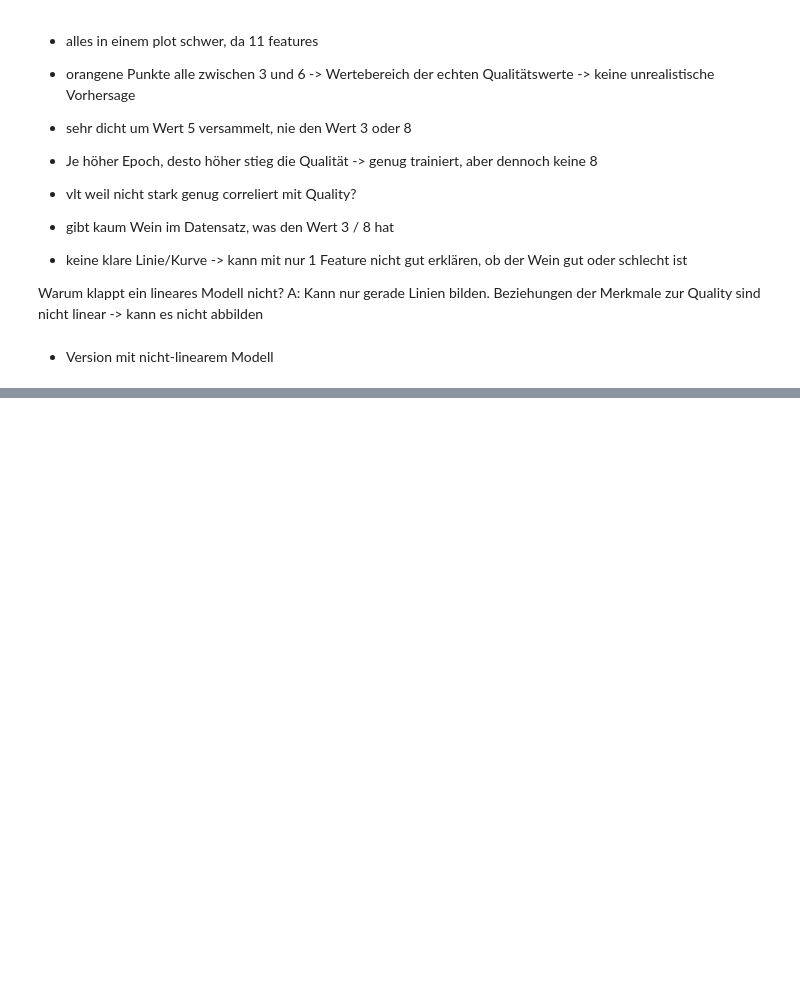
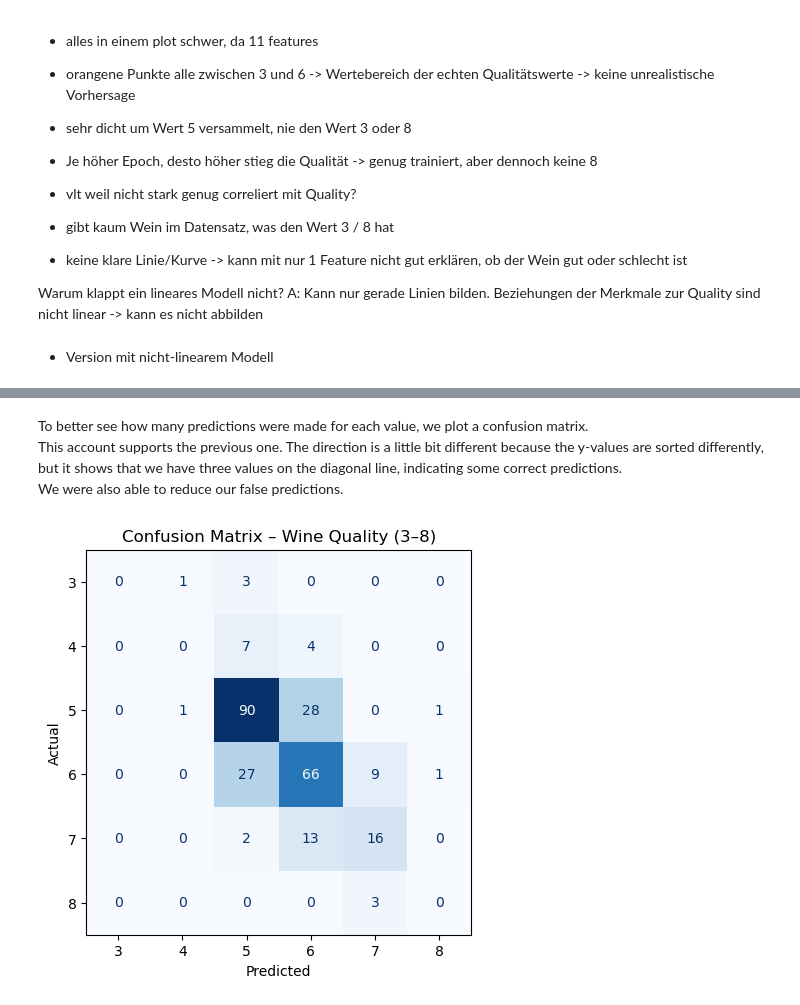
Before and after one commit to McRicecorn/NeuronaleNetze_WineQuality, a Jupyter notebook: Project1_Wine.ipynb, the cells around one changed output, grey strips where cells are left out. Saved outputs shown, nothing was run; the diff lists cells and outputs as text; code cells hidden in the pictures; blank space fills up the shorter version.

```diff
--- a/Project1_Wine.ipynb
+++ b/Project1_Wine.ipynb
@@ -807,0 +866,17 @@ plt.show()
+# %% [markdown]
+To better see how many predictions were made for each value, we plot a confusion matrix.
+This account supports the previous one. The direction is a little bit different because the y-values are sorted differently, but it shows that we have three values on the diagonal line, indicating some correct predictions.
+We were also able to reduce our false predictions.
+# %%
+cm = confusion_matrix(y_te, y_pred, labels=np.arange(3, 9))
+disp = ConfusionMatrixDisplay(confusion_matrix=cm,
+                              display_labels=np.arange(3, 9))
+
+fig, ax = plt.subplots(figsize=(6, 5))
+disp.plot(ax=ax, cmap='Blues', values_format='d', colorbar=False)
+plt.title("Confusion Matrix – Wine Quality (3–8)")
+plt.xlabel("Predicted")
+plt.ylabel("Actual")
+plt.show()
+# %% [output]
+[figure, added]
```
Also changed, not shown: parts of 33 cells of this notebook.
